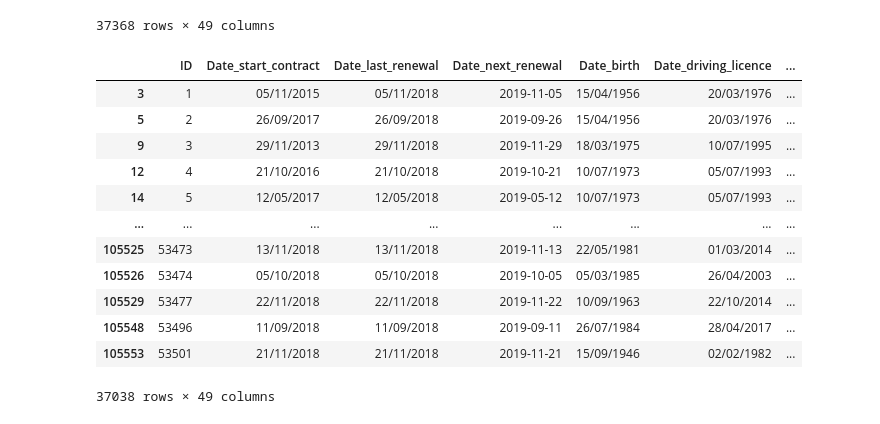
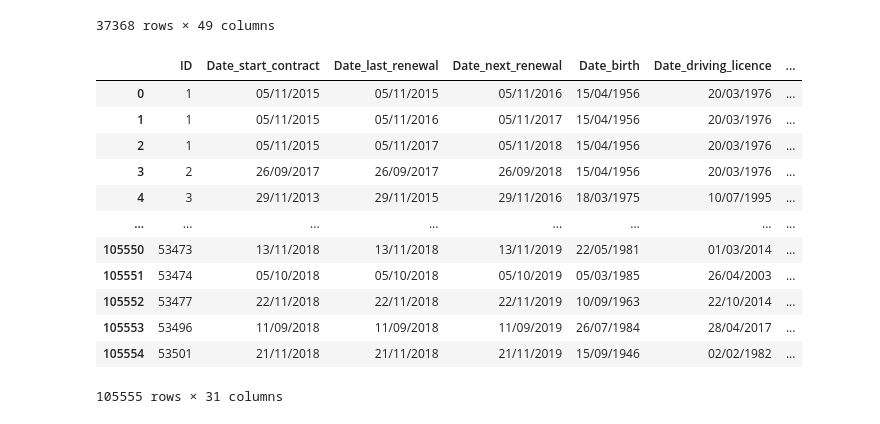
Before and after one commit to mkdsps/isurance_vezba, a Jupyter notebook: andra.ipynb, the cells around one changed output. Saved outputs shown, nothing was run; the diff lists cells and outputs as text; code cells hidden in the pictures.

```diff
--- a/andra.ipynb
+++ b/andra.ipynb
@@ -136,18 +136,18 @@ train_nonunique
 | 105470 | 53430 | 28/11/2016 | 28/11/2017 | 2018-11-28 | 08/08/1956 | 19/05/1975 | ... |
 37368 rows × 49 columns
 # %%
-test_unique
+df_all
 # %% [output]
 |  | ID | Date_start_contract | Date_last_renewal | Date_next_renewal | Date_birth | Date_driving_licence | ... |
-| 3 | 1 | 05/11/2015 | 05/11/2018 | 2019-11-05 | 15/04/1956 | 20/03/1976 | ... |
-| 5 | 2 | 26/09/2017 | 26/09/2018 | 2019-09-26 | 15/04/1956 | 20/03/1976 | ... |
-| 9 | 3 | 29/11/2013 | 29/11/2018 | 2019-11-29 | 18/03/1975 | 10/07/1995 | ... |
-| 12 | 4 | 21/10/2016 | 21/10/2018 | 2019-10-21 | 10/07/1973 | 05/07/1993 | ... |
-| 14 | 5 | 12/05/2017 | 12/05/2018 | 2019-05-12 | 10/07/1973 | 05/07/1993 | ... |
+| 0 | 1 | 05/11/2015 | 05/11/2015 | 05/11/2016 | 15/04/1956 | 20/03/1976 | ... |
+| 1 | 1 | 05/11/2015 | 05/11/2016 | 05/11/2017 | 15/04/1956 | 20/03/1976 | ... |
+| 2 | 1 | 05/11/2015 | 05/11/2017 | 05/11/2018 | 15/04/1956 | 20/03/1976 | ... |
+| 3 | 2 | 26/09/2017 | 26/09/2017 | 26/09/2018 | 15/04/1956 | 20/03/1976 | ... |
+| 4 | 3 | 29/11/2013 | 29/11/2015 | 29/11/2016 | 18/03/1975 | 10/07/1995 | ... |
 | ... | ... | ... | ... | ... | ... | ... | ... |
-| 105525 | 53473 | 13/11/2018 | 13/11/2018 | 2019-11-13 | 22/05/1981 | 01/03/2014 | ... |
-| 105526 | 53474 | 05/10/2018 | 05/10/2018 | 2019-10-05 | 05/03/1985 | 26/04/2003 | ... |
-| 105529 | 53477 | 22/11/2018 | 22/11/2018 | 2019-11-22 | 10/09/1963 | 22/10/2014 | ... |
-| 105548 | 53496 | 11/09/2018 | 11/09/2018 | 2019-09-11 | 26/07/1984 | 28/04/2017 | ... |
-| 105553 | 53501 | 21/11/2018 | 21/11/2018 | 2019-11-21 | 15/09/1946 | 02/02/1982 | ... |
+| 105550 | 53473 | 13/11/2018 | 13/11/2018 | 13/11/2019 | 22/05/1981 | 01/03/2014 | ... |
+| 105551 | 53474 | 05/10/2018 | 05/10/2018 | 05/10/2019 | 05/03/1985 | 26/04/2003 | ... |
+| 105552 | 53477 | 22/11/2018 | 22/11/2018 | 22/11/2019 | 10/09/1963 | 22/10/2014 | ... |
+| 105553 | 53496 | 11/09/2018 | 11/09/2018 | 11/09/2019 | 26/07/1984 | 28/04/2017 | ... |
+| 105554 | 53501 | 21/11/2018 | 21/11/2018 | 21/11/2019 | 15/09/1946 | 02/02/1982 | ... |
-37038 rows × 49 columns
+105555 rows × 31 columns
```
